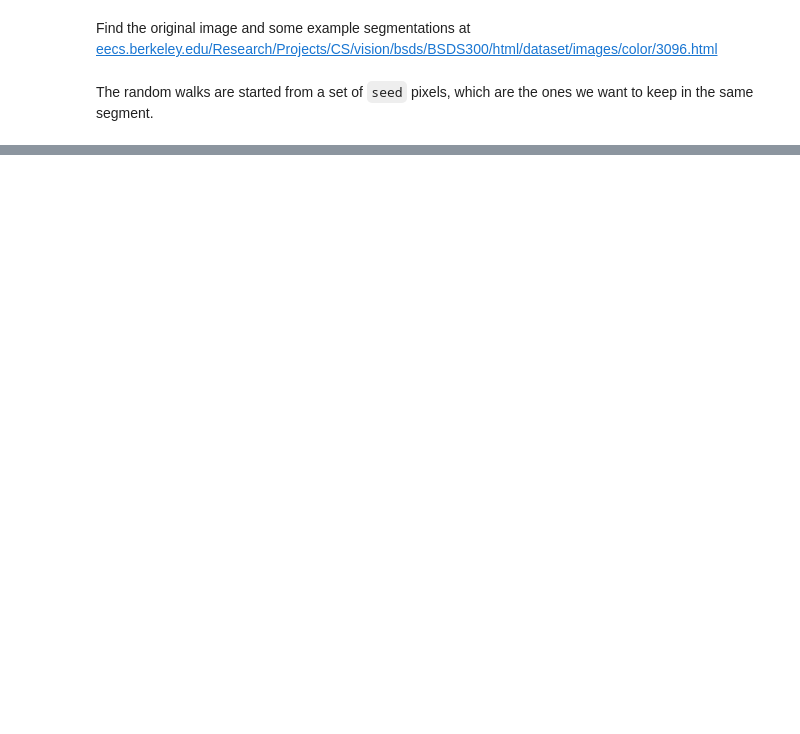
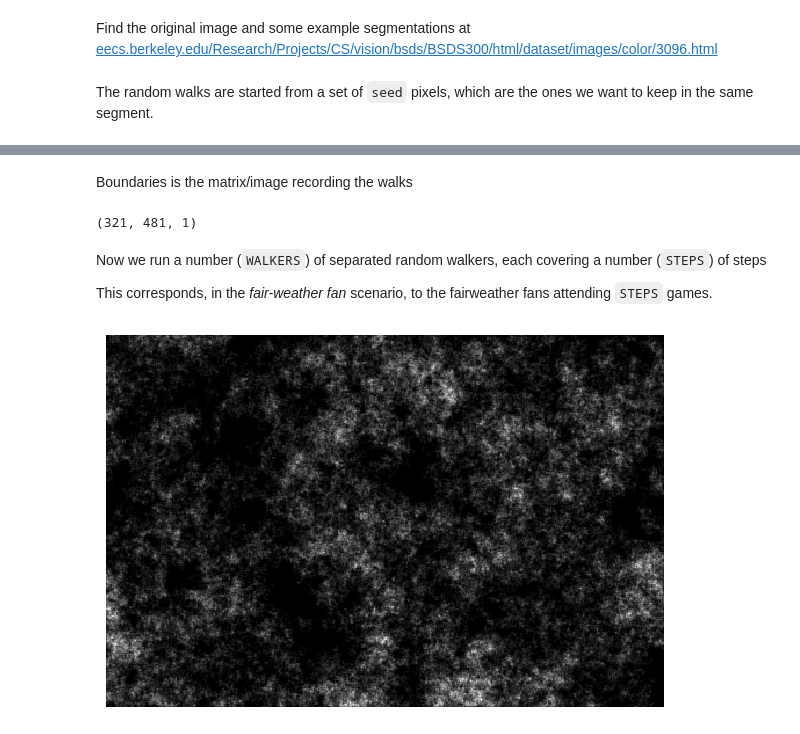
Before and after one commit to ale66/learn-datascience, a Jupyter notebook: week-8/Markov_chains/src/random-walks-notebook.ipynb, the cells around one changed output, grey strips where cells are left out. Cells and saved outputs as stored; diff of their text form; code cells hidden in the pictures; blank space fills up the shorter version.

```diff
--- a/week-8/Markov_chains/src/random-walks-notebook.ipynb
+++ b/week-8/Markov_chains/src/random-walks-notebook.ipynb
@@ -26,0 +76,8 @@ The random walks are started from a set of `seed` pixels, which are the ones we
+# %% [markdown]
+Boundaries is the matrix/image recording the walks
+# %%
+boundaries = np.zeros([M, N, 1])
+
+print(boundaries.shape)
+# %% [output]
+(321, 481, 1)
@@ -26,0 +86,46 @@ The random walks are started from a set of `seed` pixels, which are the ones we
+# %% [markdown]
+Now we run a number (`WALKERS`) of separated random walkers, each covering a number (`STEPS`) of steps<!-- .slide: data-fullscreen -->
+
+This corresponds, in the *fair-weather fan* scenario, to the fairweather fans attending `STEPS` games.
+# %%
+for w in range(WALKERS):
+
+    x = rand.randint(0, M)
+    y = rand.randint(0, N)
+
+    walk = [(x,y)]
+
+    for i in range(STEPS):
+
+        x, y = walk[-1]
+
+        neighbors = []
+
+        # it can move to the left
+        if x > 0:
+            neighbors.append((x-1, y))
+
+        # it can move to the right
+        if x < M - 1:
+            neighbors.append((x+1, y))
+
+        # it can move up
+        if y > 0:
+            neighbors.append((x, y-1))
+
+        # it can move down
+        if y < N - 1:
+            neighbors.append((x, y+1))
+
+        next_step = rand.choice(neighbors)
+
+        walk.append(next_step)
+
+        # light up the pixel as it passess through
+        boundaries[x, y, 0] += 1
+# %%
+plt.matshow(boundaries[:, :, 0], cmap='gray')
+plt.axis('off')
+plt.show()
+# %% [output]
+[figure, added]
```
Also changed, not shown: parts of 14 cells of this notebook, 3 other files.
